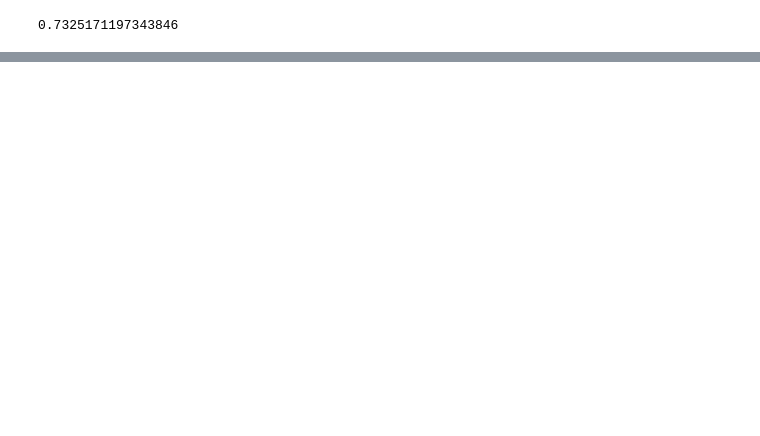
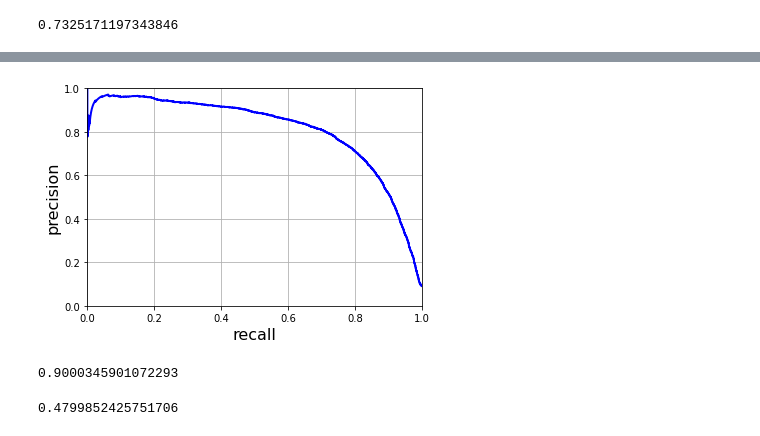
Before and after one commit to lijm1358/ml_practice, a Jupyter notebook: ch03.ipynb, the cells around one changed output, grey strips where cells are left out. Saved outputs shown, nothing was run; the diff lists cells and outputs as text; code cells hidden in the pictures; blank space fills up the shorter version.

```diff
--- a/ch03.ipynb
+++ b/ch03.ipynb
@@ -138,0 +183,14 @@ f1_score(y_train_5, y_train_pred)
+# %%
+# 재현율, 정밀도 간 그래프. 재현율 80% 근처에서 정밀도 값이 급격히 하락하므로 이 지점 직전을 정밀도/재현율 트레이드오프로 선택함.
+
+def plot_precision_vs_recall(precisions, recalls):
+    plt.plot(recalls, precisions, "b-", linewidth=2)
+    plt.xlabel("recall", fontsize=16)
+    plt.ylabel("precision", fontsize=16)
+    plt.axis([0, 1, 0, 1])
+    plt.grid(True)
+
+plot_precision_vs_recall(precisions, recalls)
+plt.show()
+# %% [output]
+[figure, added]
@@ -138,0 +201,8 @@ f1_score(y_train_5, y_train_pred)
+# %%
+precision_score(y_train_5, y_train_pred_90)
+# %% [output]
+0.9000345901072293
+# %%
+recall_score(y_train_5, y_train_pred_90)
+# %% [output]
+0.4799852425751706
```
Also changed, not shown: parts of 15 cells of this notebook.
